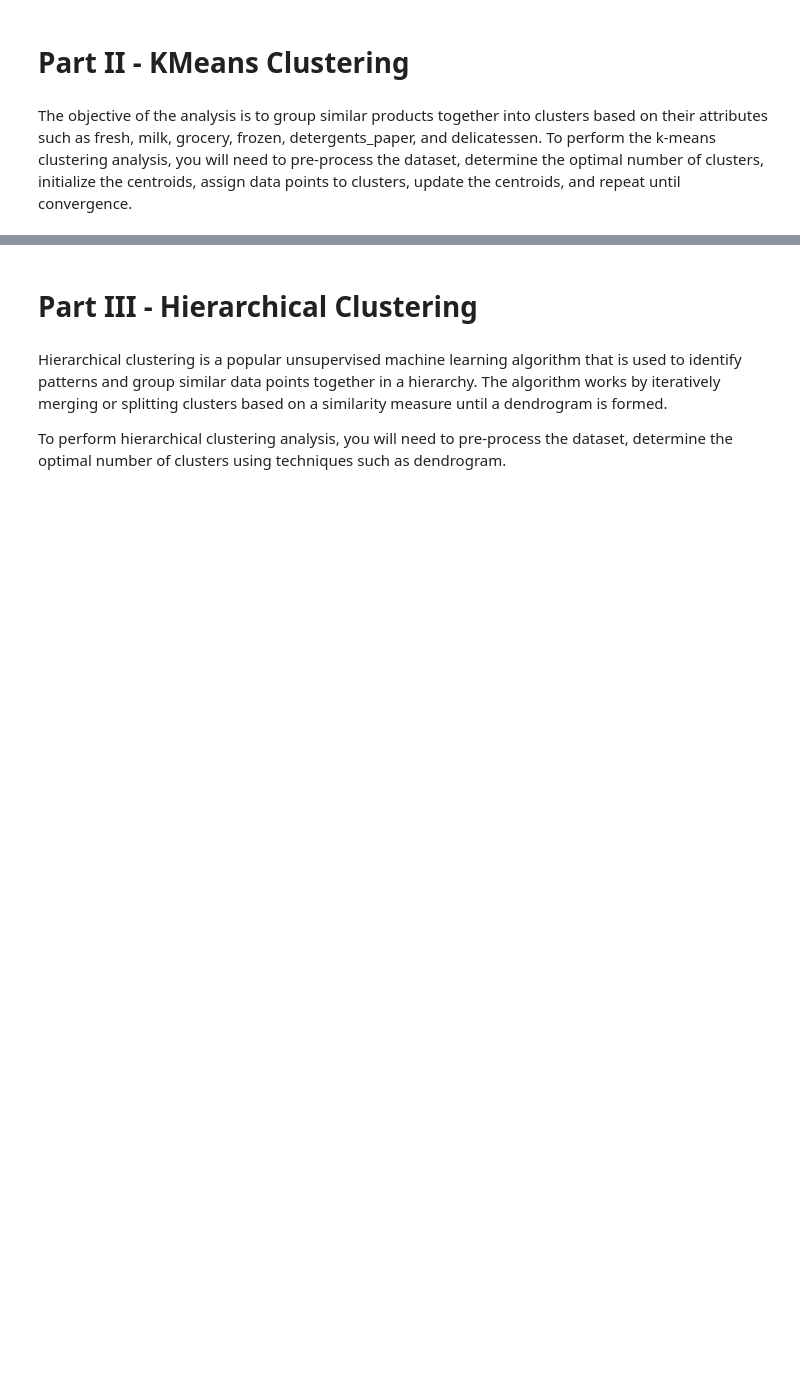
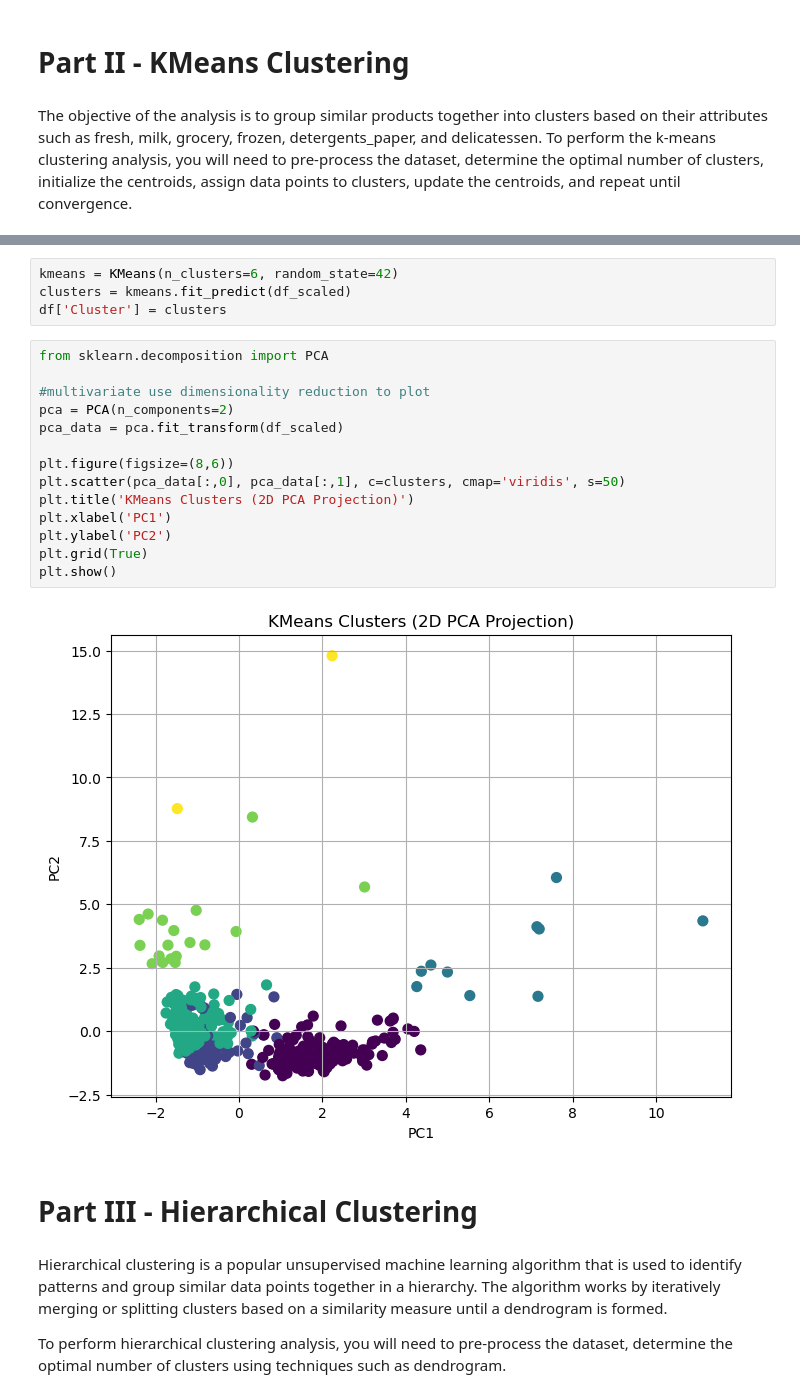
Before and after one commit to alocken/ML-Project-Unsupervised-Learning, a Jupyter notebook: Unsupervised Learning - Project.ipynb, the cells around one changed output, grey strips where cells are left out. Cells and saved outputs as stored; diff of their text form; blank space fills up the shorter version.

```diff
--- a/Unsupervised Learning - Project.ipynb
+++ b/Unsupervised Learning - Project.ipynb
@@ -358,3 +389,23 @@ The objective of the analysis is to group similar products together into cluster
+# %%
+kmeans = KMeans(n_clusters=6, random_state=42)
+clusters = kmeans.fit_predict(df_scaled)
+df['Cluster'] = clusters
+# %%
+from sklearn.decomposition import PCA
+
+#multivariate use dimensionality reduction to plot
+pca = PCA(n_components=2)
+pca_data = pca.fit_transform(df_scaled)
+
+plt.figure(figsize=(8,6))
+plt.scatter(pca_data[:,0], pca_data[:,1], c=clusters, cmap='viridis', s=50)
+plt.title('KMeans Clusters (2D PCA Projection)')
+plt.xlabel('PC1')
+plt.ylabel('PC2')
+plt.grid(True)
+plt.show()
+# %% [output]
+[figure, added]
 # %% [markdown]
 # Part III - Hierarchical Clustering
 # %% [markdown]
```
Also changed, not shown: parts of 7 cells of this notebook.
